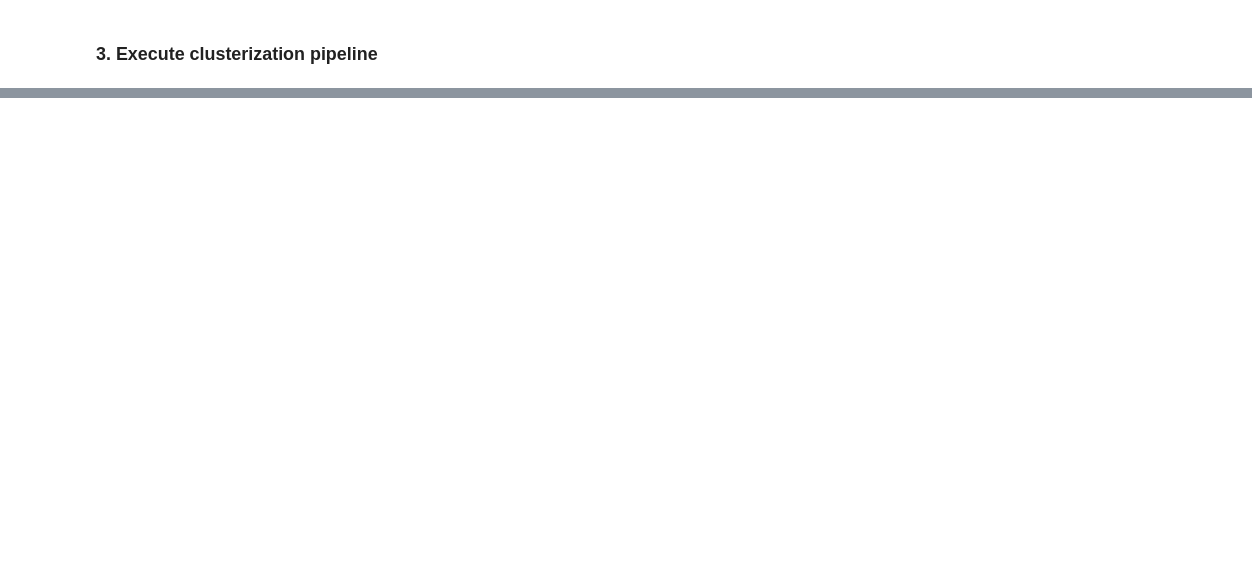
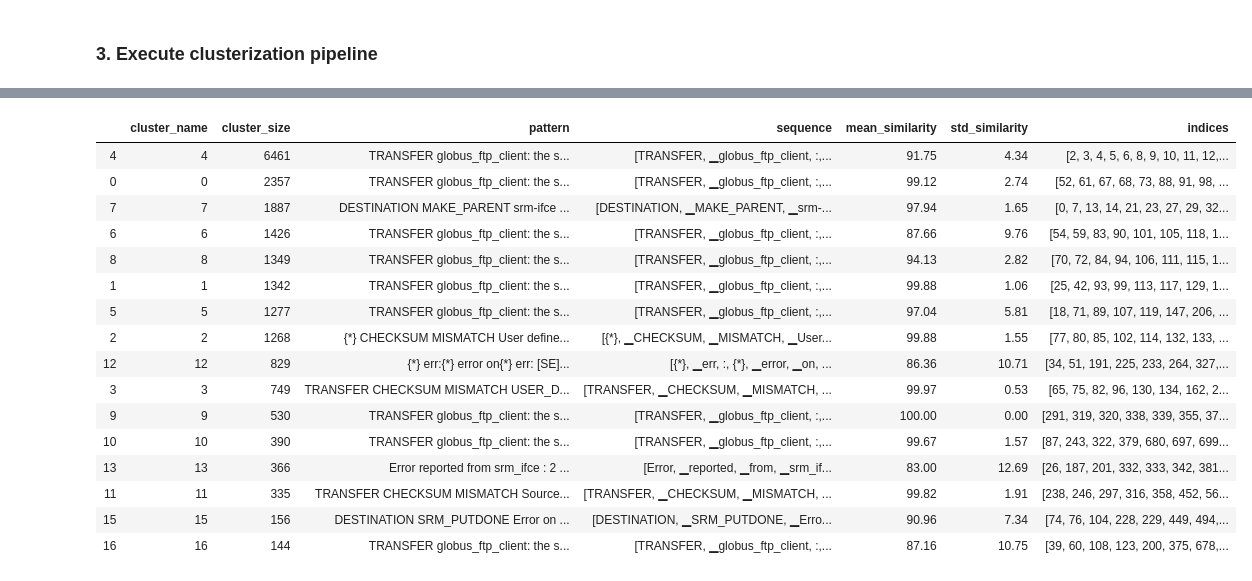
Before and after one commit to maria-grigorieva/ClusterLog, a Jupyter notebook: clusterlogs_notebook-Copy1.ipynb, the cells around one changed output, grey strips where cells are left out. Cells and saved outputs as stored; diff of their text form; code cells hidden in the pictures; blank space fills up the shorter version.

```diff
--- a/clusterlogs_notebook-Copy1.ipynb
+++ b/clusterlogs_notebook-Copy1.ipynb
@@ -41,2 +80,2 @@ df = pd.read_csv('test/test_data.csv', index_col=0)
 # %%
-df = pd.read_csv('samples/fts_mess_panda.csv', index_col=0).set_index('id')
+#df = pd.read_csv('samples/fts_mess_panda.csv', index_col=0).set_index('id')
@@ -72,6 +106,2 @@ cluster = multistage.exec(df, target, 'fts.model')
-# %%
-cluster = pipeline.ml_clustering(df, target, mode='create', model_name='test/harvester_test.model')
-# %%
-cluster = pipeline.ml_clustering(df, target, mode='create', model_name='test/fts.model')
 # %% [markdown]
 ### 3. Execute clusterization pipeline
@@ -301,9 +107,0 @@ new_clusters
-# %%
-a = []
-for i in new_clusters:
-    x = cluster.df[cluster.df['cluster'].isin(i)].index
-    a.append({'cluster_name':i[-1],'idx':x})
-print(a)
-
-for i in a:
-    cluster.df.loc[i['idx'], 'cluster_level_2'] = i['cluster_name']
@@ -367,0 +141,20 @@ cluster.epsilon
+# %%
+cluster.clusters
+# %% [output]
+|  | cluster_name | cluster_size | pattern | sequence | mean_similarity | std_similarity | indices |
+| 4 | 4 | 6461 | TRANSFER globus_ftp_client: the s... | [TRANSFER, ▁globus_ftp_client, :,... | 91.75 | 4.34 | [2, 3, 4, 5, 6, 8, 9, 10, 11, 12,... |
+| 0 | 0 | 2357 | TRANSFER globus_ftp_client: the s... | [TRANSFER, ▁globus_ftp_client, :,... | 99.12 | 2.74 | [52, 61, 67, 68, 73, 88, 91, 98, ... |
+| 7 | 7 | 1887 | DESTINATION MAKE_PARENT srm-ifce ... | [DESTINATION, ▁MAKE_PARENT, ▁srm-... | 97.94 | 1.65 | [0, 7, 13, 14, 21, 23, 27, 29, 32... |
+| 6 | 6 | 1426 | TRANSFER globus_ftp_client: the s... | [TRANSFER, ▁globus_ftp_client, :,... | 87.66 | 9.76 | [54, 59, 83, 90, 101, 105, 118, 1... |
+| 8 | 8 | 1349 | TRANSFER globus_ftp_client: the s... | [TRANSFER, ▁globus_ftp_client, :,... | 94.13 | 2.82 | [70, 72, 84, 94, 106, 111, 115, 1... |
+| 1 | 1 | 1342 | TRANSFER globus_ftp_client: the s... | [TRANSFER, ▁globus_ftp_client, :,... | 99.88 | 1.06 | [25, 42, 93, 99, 113, 117, 129, 1... |
+| 5 | 5 | 1277 | TRANSFER globus_ftp_client: the s... | [TRANSFER, ▁globus_ftp_client, :,... | 97.04 | 5.81 | [18, 71, 89, 107, 119, 147, 206, ... |
+| 2 | 2 | 1268 | {*} CHECKSUM MISMATCH User define... | [{*}, ▁CHECKSUM, ▁MISMATCH, ▁User... | 99.88 | 1.55 | [77, 80, 85, 102, 114, 132, 133, ... |
+| 12 | 12 | 829 | {*} err:{*} error on{*} err: [SE]... | [{*}, ▁err, :, {*}, ▁error, ▁on, ... | 86.36 | 10.71 | [34, 51, 191, 225, 233, 264, 327,... |
+| 3 | 3 | 749 | TRANSFER CHECKSUM MISMATCH USER_D... | [TRANSFER, ▁CHECKSUM, ▁MISMATCH, ... | 99.97 | 0.53 | [65, 75, 82, 96, 130, 134, 162, 2... |
+| 9 | 9 | 530 | TRANSFER globus_ftp_client: the s... | [TRANSFER, ▁globus_ftp_client, :,... | 100.00 | 0.00 | [291, 319, 320, 338, 339, 355, 37... |
+| 10 | 10 | 390 | TRANSFER globus_ftp_client: the s... | [TRANSFER, ▁globus_ftp_client, :,... | 99.67 | 1.57 | [87, 243, 322, 379, 680, 697, 699... |
+| 13 | 13 | 366 | Error reported from srm_ifce : 2 ... | [Error, ▁reported, ▁from, ▁srm_if... | 83.00 | 12.69 | [26, 187, 201, 332, 333, 342, 381... |
+| 11 | 11 | 335 | TRANSFER CHECKSUM MISMATCH Source... | [TRANSFER, ▁CHECKSUM, ▁MISMATCH, ... | 99.82 | 1.91 | [238, 246, 297, 316, 358, 452, 56... |
+| 15 | 15 | 156 | DESTINATION SRM_PUTDONE Error on ... | [DESTINATION, ▁SRM_PUTDONE, ▁Erro... | 90.96 | 7.34 | [74, 76, 104, 228, 229, 449, 494,... |
+| 16 | 16 | 144 | TRANSFER globus_ftp_client: the s... | [TRANSFER, ▁globus_ftp_client, :,... | 87.16 | 10.75 | [39, 60, 108, 123, 200, 375, 678,... |
```
Also changed, not shown: parts of 76 cells of this notebook, 10 other files.
